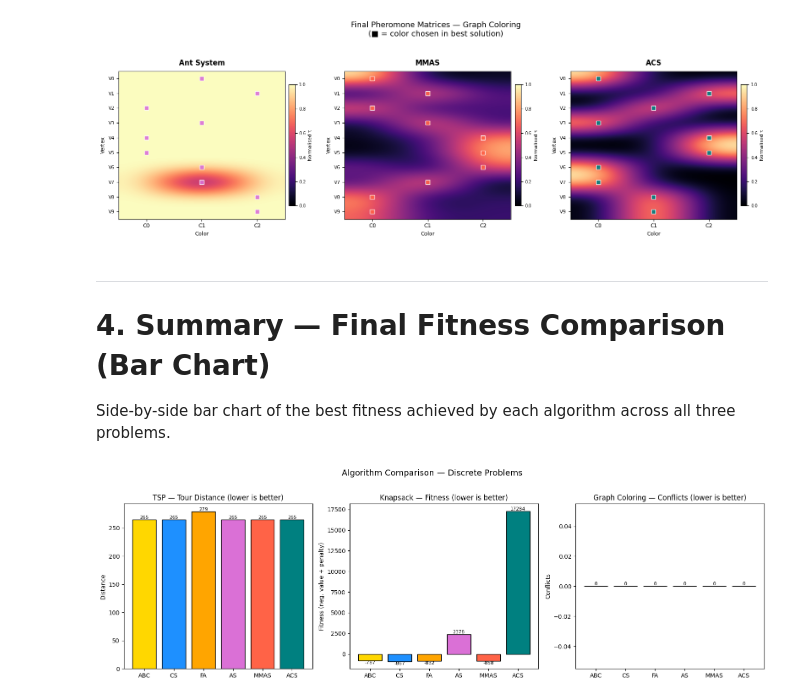
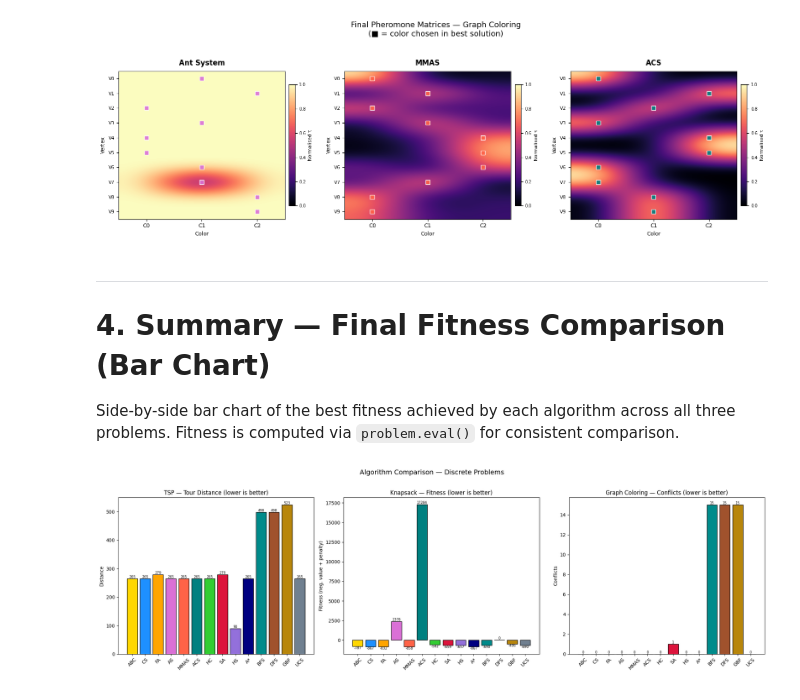
Before and after one commit to NgTHung/CSC14003-AIP1, a Jupyter notebook: docs/visualize_discrete.ipynb, the cells around one changed output. Drawn from its saved outputs; the diff is of its cells as text; code cells hidden in the pictures.

```diff
--- a/docs/visualize_discrete.ipynb
+++ b/docs/visualize_discrete.ipynb
@@ -602,14 +844,24 @@ def draw_graph_coloring(ax, solution, gc_problem, title=''):
 
 
 gc_algos = [
-    ('ABC',  abc_gc),  ('CS',  cs_gc),  ('FA',  fa_gc),
-    ('AS',   as_gc),   ('MMAS', mmas_gc), ('ACS', acs_gc),
+    ('ABC',  abc_gc.best_solution),  ('CS',  cs_gc.best_solution),
+    ('FA',   fa_gc.best_solution),   ('AS',  as_gc.best_solution),
+    ('MMAS', mmas_gc.best_solution), ('ACS', acs_gc.best_solution),
+    ('HC',   hc_gc.best_solution),   ('SA',  sa_gc.best_solution),
+    ('HS',   hs_gc.best_solution),
+    ('A*',   astar_gc_sol),          ('BFS', bfs_gc_sol),
+    ('DFS',  dfs_gc_sol),            ('GBF', gbf_gc_sol),
+    ('UCS',  ucs_gc_sol),
 ]
 
-fig, axes = plt.subplots(2, 3, figsize=(15, 9))
+n_cols = 5
+n_rows = 3
+fig, axes = plt.subplots(n_rows, n_cols, figsize=(20, 11))
 axes = axes.flatten()
-for idx, (name, algo) in enumerate(gc_algos):
-    draw_graph_coloring(axes[idx], algo.best_solution, gc, title=name)
+for idx, (name, sol) in enumerate(gc_algos):
+    draw_graph_coloring(axes[idx], sol, gc, title=name)
+# Hide unused subplot
+axes[-1].axis('off')
 
 fig.suptitle('Best Graph Coloring — Petersen Graph (3 colors)', fontsize=14, y=1.02)
 plt.tight_layout()
@@ -666,47 +918,63 @@ plt.show()
 # 4. Summary — Final Fitness Comparison (Bar Chart)
 
 Side-by-side bar chart of the best fitness achieved by each algorithm
-across all three problems.
+across all three problems. Fitness is computed via `problem.eval()`
+for consistent comparison.
 # %%
-algo_names = ['ABC', 'CS', 'FA', 'AS', 'MMAS', 'ACS']
+algo_names = ['ABC', 'CS', 'FA', 'AS', 'MMAS', 'ACS',
+              'HC', 'SA', 'HS', 'A*', 'BFS', 'DFS', 'GBF', 'UCS']
 
-tsp_fits = [abc_tsp.best_fitness, cs_tsp.best_fitness, fa_tsp.best_fitness,
-            as_tsp.best_fitness, mmas_tsp.best_fitness,
-            acs_tsp.best_fitness]
+# Collect TSP fitnesses (eval for consistency)
+_tsp_sols = [abc_tsp.best_solution, cs_tsp.best_solution, fa_tsp.best_solution,
+             as_tsp.best_solution, mmas_tsp.best_solution, acs_tsp.best_solution,
+             hc_tsp.best_solution, sa_tsp.best_solution, hs_tsp.best_solution,
+             astar_tsp_sol, bfs_tsp_sol, dfs_tsp_sol, gbf_tsp_sol, ucs_tsp_sol]
+tsp_fits = [float(tsp.eval(s)) for s in _tsp_sols]
 
-ks_fits = [abc_ks.best_fitness, cs_ks.best_fitness, fa_ks.best_fitness,
-           as_ks.best_fitness, mmas_ks.best_fitness,
-           acs_ks.best_fitness]
+# Collect KS fitnesses
+_ks_sols = [abc_ks.best_solution, cs_ks.best_solution, fa_ks.best_solution,
+            as_ks.best_solution, mmas_ks.best_solution, acs_ks.best_solution,
+            hc_ks.best_solution, sa_ks.best_solution, hs_ks.best_solution,
+            astar_ks_sol, bfs_ks_sol, dfs_ks_sol, gbf_ks_sol, ucs_ks_sol]
+ks_fits = [float(knapsack.eval(s)) for s in _ks_sols]
 
-gc_fits = [abc_gc.best_fitness, cs_gc.best_fitness, fa_gc.best_fitness,
-           as_gc.best_fitness, mmas_gc.best_fitness,
-           acs_gc.best_fitness]
+# Collect GC fitnesses
+_gc_sols = [abc_gc.best_solution, cs_gc.best_solution, fa_gc.best_solution,
+            as_gc.best_solution, mmas_gc.best_solution, acs_gc.best_solution,
+            hc_gc.best_solution, sa_gc.best_solution, hs_gc.best_solution,
+            astar_gc_sol, bfs_gc_sol, dfs_gc_sol, gbf_gc_sol, ucs_gc_sol]
+gc_fits = [float(gc.eval(s)) for s in _gc_sols]
 
-fig, axes = plt.subplots(1, 3, figsize=(16, 5))
+colors = ['gold', 'dodgerblue', 'orange', 'orchid', 'tomato', 'teal',
+          'limegreen', 'crimson', 'mediumpurple',
+          'navy', 'darkcyan', 'sienna', 'darkgoldenrod', 'slategray']
 
-colors = ['gold', 'dodgerblue', 'orange', 'orchid', 'tomato', 'teal']
+fig, axes = plt.subplots(1, 3, figsize=(20, 6))
 
 axes[0].bar(algo_names, tsp_fits, color=colors, edgecolor='black')
 axes[0].set_title('TSP — Tour Distance (lower is better)')
 axes[0].set_ylabel('Distance')
+axes[0].tick_params(axis='x', rotation=45)
 for i, v in enumerate(tsp_fits):
-    axes[0].text(i, v, f'{v:.0f}', ha='center', va='bottom', fontsize=8)
+    axes[0].text(i, v, f'{v:.0f}', ha='center', va='bottom', fontsize=7)
 
 axes[1].bar(algo_names, ks_fits, color=colors, edgecolor='black')
 axes[1].set_title('Knapsack — Fitness (lower is better)')
 axes[1].set_ylabel('Fitness (neg. value + penalty)')
+axes[1].tick_params(axis='x', rotation=45)
 for i, v in enumerate(ks_fits):
     axes[1].text(i, v, f'{v:.0f}', ha='center',
-               va='bottom' if v >= 0 else 'top', fontsize=8)
+               va='bottom' if v >= 0 else 'top', fontsize=7)
 
 axes[2].bar(algo_names, gc_fits, color=colors, edgecolor='black')
 axes[2].set_title('Graph Coloring — Conflicts (lower is better)')
 axes[2].set_ylabel('Conflicts')
+axes[2].tick_params(axis='x', rotation=45)
 for i, v in enumerate(gc_fits):
-    axes[2].text(i, v, f'{v:.0f}', ha='center', va='bottom', fontsize=8)
+    axes[2].text(i, v, f'{v:.0f}', ha='center', va='bottom', fontsize=7)
 
 fig.suptitle('Algorithm Comparison — Discrete Problems', fontsize=14, y=1.02)
 plt.tight_layout()
 plt.show()
 # %% [output]
-[figure, old version]
+[figure, new version]
```
Also changed, not shown: parts of 13 cells of this notebook.
